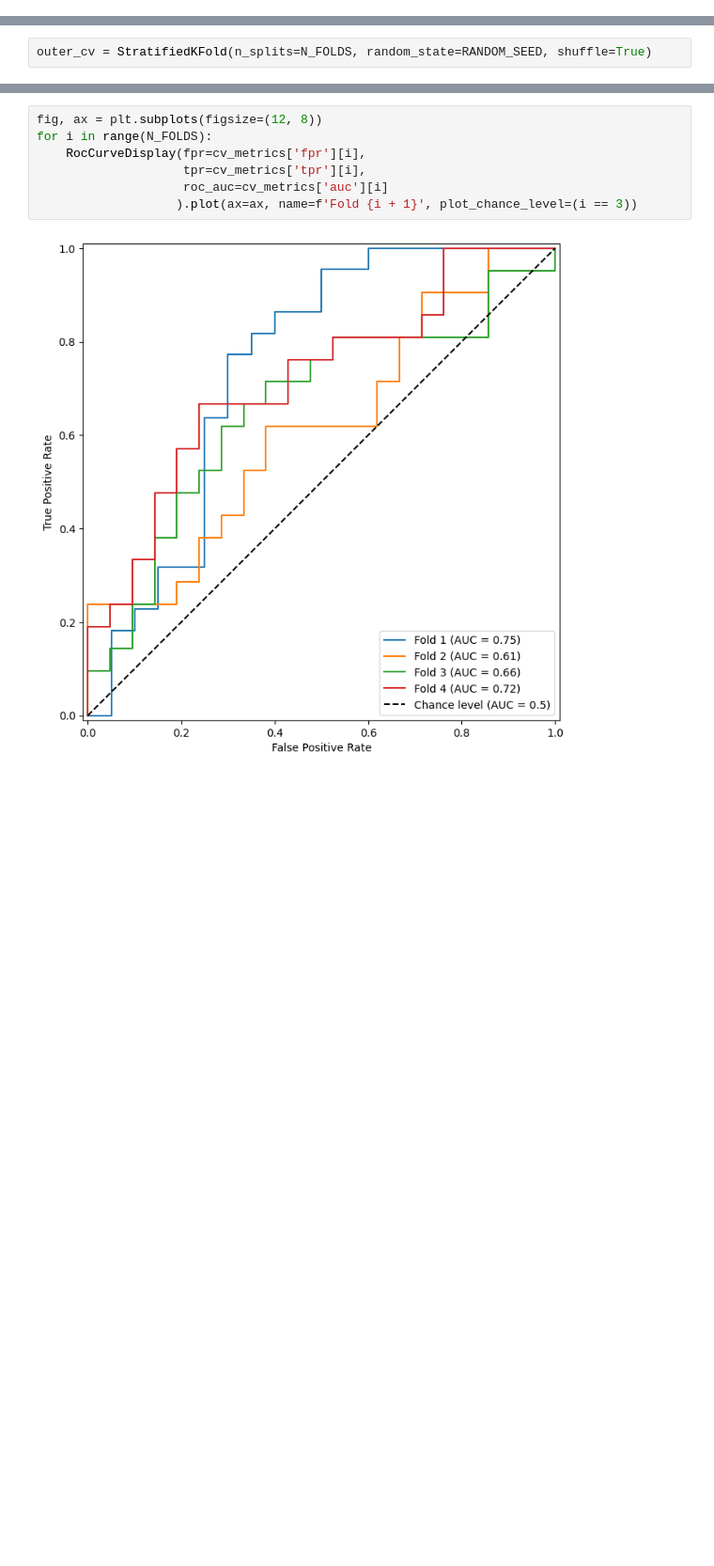
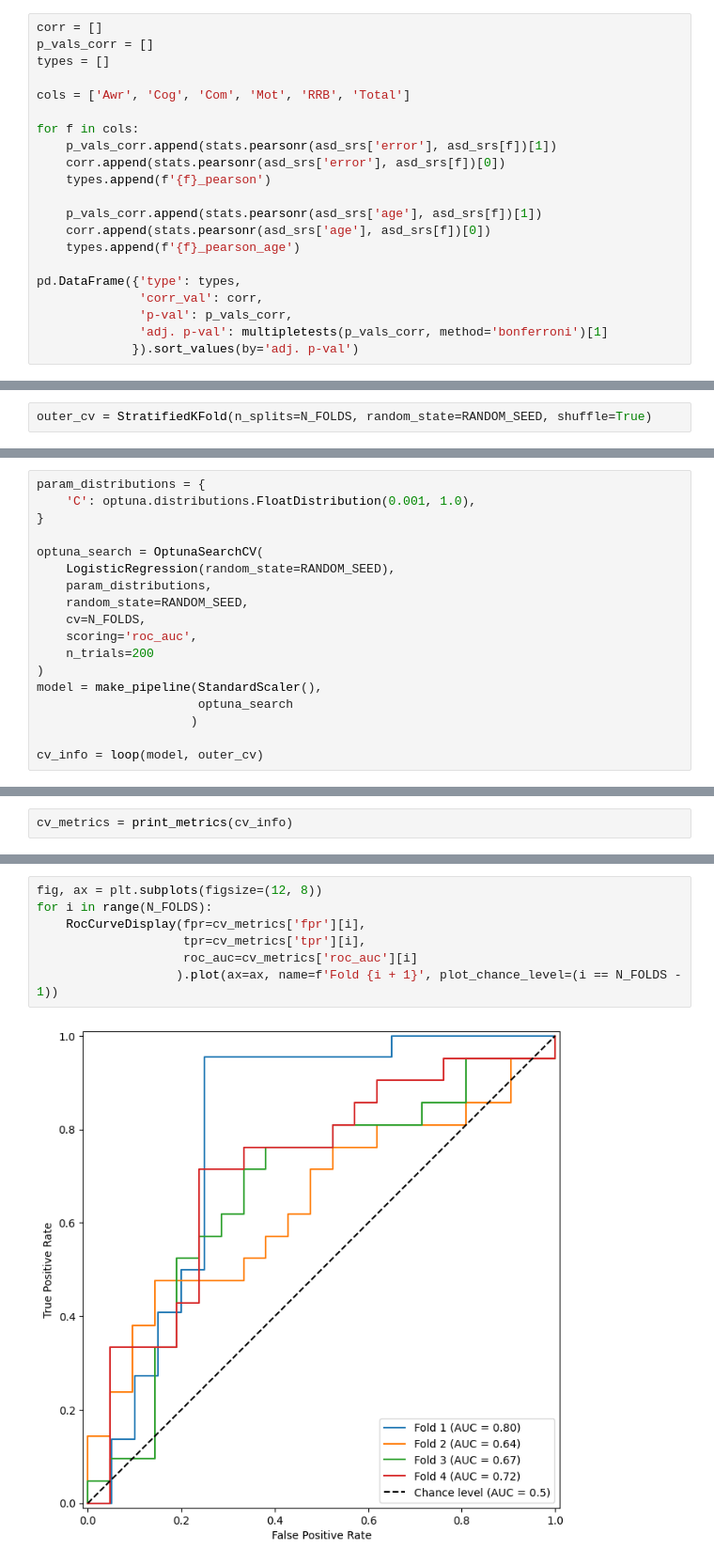
Before and after one commit to r1sephoenix/ihna_project, a Jupyter notebook: notebooks/assr.ipynb, the cells around one changed output, grey strips where cells are left out. Shown at 94% size. Drawn from its saved outputs; the diff is of its cells as text; blank space fills up the shorter version.

```diff
--- a/notebooks/assr.ipynb
+++ b/notebooks/assr.ipynb
@@ -442,0 +1070,21 @@ test mean R^2: -0.065 ± 0.11
+# %%
+corr = []
+p_vals_corr = []
+types = []
+
+cols = ['Awr', 'Cog', 'Com', 'Mot', 'RRB', 'Total']
+
+for f in cols:
+    p_vals_corr.append(stats.pearsonr(asd_srs['error'], asd_srs[f])[1])
+    corr.append(stats.pearsonr(asd_srs['error'], asd_srs[f])[0])
+    types.append(f'{f}_pearson')
+
+    p_vals_corr.append(stats.pearsonr(asd_srs['age'], asd_srs[f])[1])
+    corr.append(stats.pearsonr(asd_srs['age'], asd_srs[f])[0])
+    types.append(f'{f}_pearson_age')
+
+pd.DataFrame({'type': types,
+              'corr_val': corr,
+              'p-val': p_vals_corr,
+              'adj. p-val': multipletests(p_vals_corr, method='bonferroni')[1]
+             }).sort_values(by='adj. p-val')
@@ -526,0 +1266,18 @@ accuracy: 0.63 ± 0.04
+# %%
+param_distributions = {
+    'C': optuna.distributions.FloatDistribution(0.001, 1.0),
+}
+
+optuna_search = OptunaSearchCV(
+    LogisticRegression(random_state=RANDOM_SEED),
+    param_distributions,
+    random_state=RANDOM_SEED,
+    cv=N_FOLDS,
+    scoring='roc_auc',
+    n_trials=200
+)
+model = make_pipeline(StandardScaler(),
+                      optuna_search
+                     )
+
+cv_info = loop(model, outer_cv)
@@ -526,0 +1306,2 @@ accuracy: 0.63 ± 0.04
+# %%
+cv_metrics = print_metrics(cv_info)
@@ -527,9 +1320,9 @@ accuracy: 0.63 ± 0.04
 # %%
 fig, ax = plt.subplots(figsize=(12, 8))
 for i in range(N_FOLDS):
     RocCurveDisplay(fpr=cv_metrics['fpr'][i],
                     tpr=cv_metrics['tpr'][i],
-                    roc_auc=cv_metrics['auc'][i]
-                   ).plot(ax=ax, name=f'Fold {i + 1}', plot_chance_level=(i == 3))
+                    roc_auc=cv_metrics['roc_auc'][i]
+                   ).plot(ax=ax, name=f'Fold {i + 1}', plot_chance_level=(i == N_FOLDS - 1))
 # %% [output]
-[figure, old version]
+[figure, new version]
```
Also changed, not shown: parts of 174 cells of this notebook.
